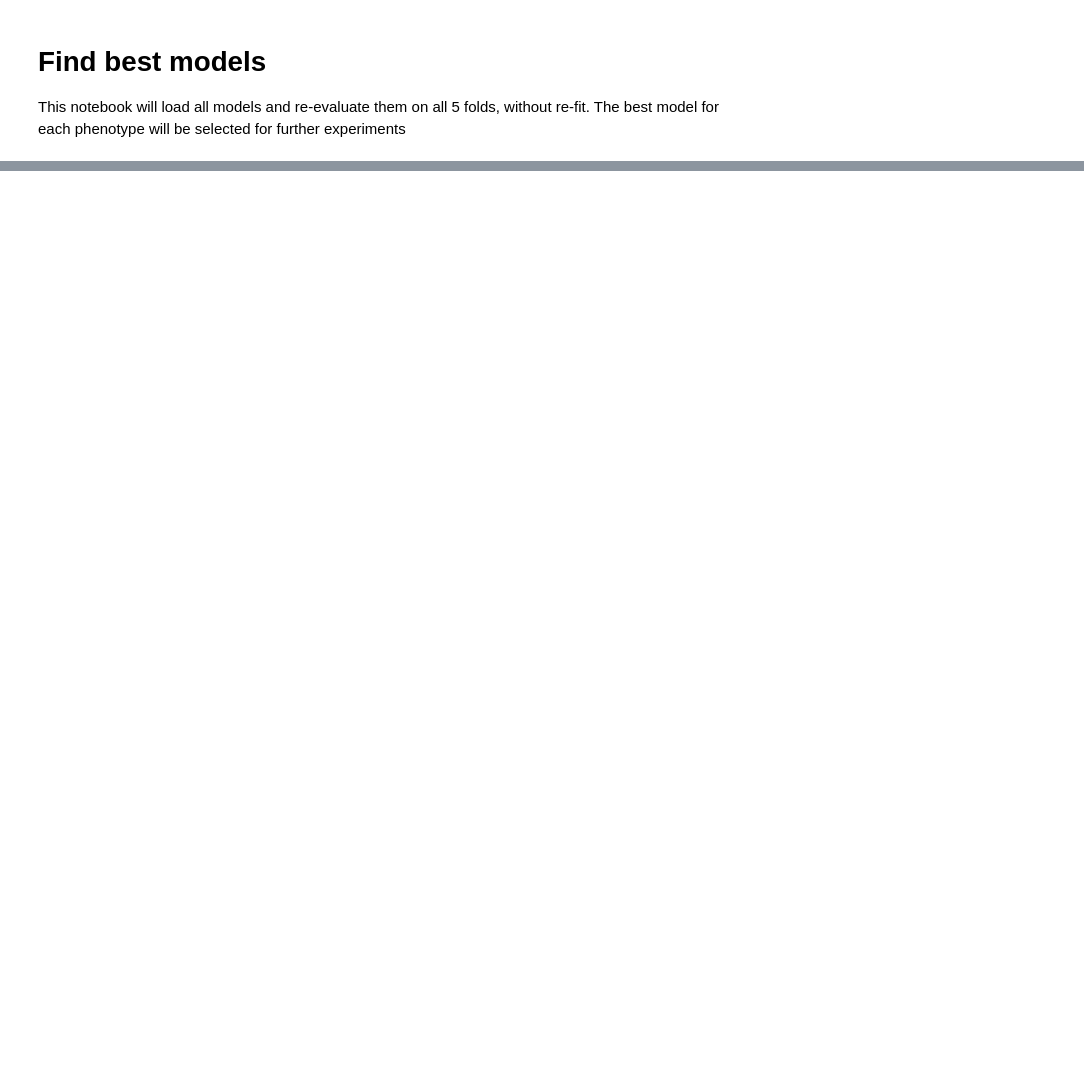
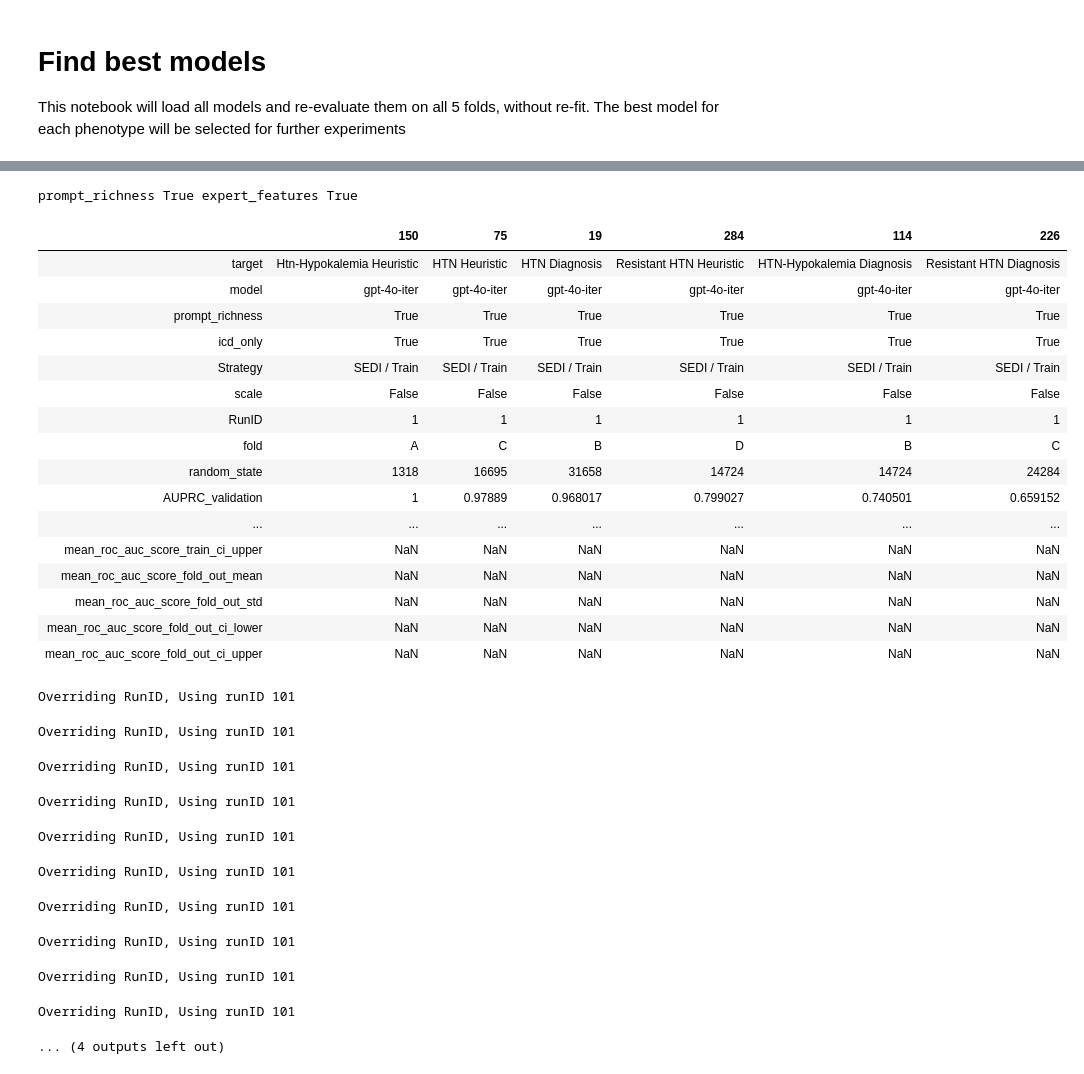
Before and after one commit to cavalab/htn-phenotyping-with-llms, a Jupyter notebook: notebooks/03. find best models.ipynb, the cells around one changed output, grey strips where cells are left out. Drawn from its saved outputs; the diff is of its cells as text; code cells hidden in the pictures; blank space fills up the shorter version.

```diff
--- a/notebooks/03. find best models.ipynb
+++ b/notebooks/03. find best models.ipynb
@@ -295,6 +230,9 @@ for prompt_richness in [True,False]:
                 ]
                 .dropna()
             )
+
+            if len(data)==0:
+                continue
 
             # prettify metric names
             metric = metric.replace('_fold_out', '_validation')
@@ -323,11 +261,17 @@ for prompt_richness in [True,False]:
 
             best_models[f'size'] = np.nan
             for metric_f in [average_precision_score, roc_auc_score]:
+                best_models[f'mean_{metric_f.__name__}_train_mean'] = np.nan
+                best_models[f'mean_{metric_f.__name__}_train_std'] = np.nan
+                best_models[f'mean_{metric_f.__name__}_train_ci_lower'] = np.nan
+                best_models[f'mean_{metric_f.__name__}_train_ci_upper'] = np.nan
+
                 best_models[f'mean_{metric_f.__name__}_fold_out_mean'] = np.nan
                 best_models[f'mean_{metric_f.__name__}_fold_out_std'] = np.nan
                 best_models[f'mean_{metric_f.__name__}_fold_out_ci_lower'] = np.nan
                 best_models[f'mean_{metric_f.__name__}_fold_out_ci_upper'] = np.nan
-            # display(best_models)
+
+            display(best_models.T)
 
             # Evaluating it on the held out test partition -----
             held_out_performances = []
@@ -376,32 +320,68 @@ for prompt_richness in [True,False]:
                         ["predict_hyptertension"],
                     )
                     cp_function = cp_module.predict_hypertension
                 except:
                     continue
 
                 cp_df['RunID'] = '101'
                 best_models.loc[i, f'size'] = cp_df['size']
                 for metric_f in [average_precision_score, roc_auc_score]:
-                    cp_df = evaluate_all_folds(metric_f, cp_function, cp_df, ['A'], bootstrap=True)
+                    cp_df = evaluate_all_folds(metric_f, cp_function, cp_df, ['A'], bootstrap=True, override_runid=True)
+
+                    best_models.loc[i, f'mean_{metric_f.__name__}_train_mean'] = cp_df[f'{metric_f.__name__}_train_A_mean']
+                    best_models.loc[i, f'mean_{metric_f.__name__}_train_std'] = cp_df[f'{metric_f.__name__}_train_A_std']
+                    best_models.loc[i, f'mean_{metric_f.__name__}_train_ci_upper'] = cp_df[f'{metric_f.__name__}_train_A_ci_upper']
+                    best_models.loc[i, f'mean_{metric_f.__name__}_train_ci_lower'] = cp_df[f'{metric_f.__name__}_train_A_ci_lower']
+
                     best_models.loc[i, f'mean_{metric_f.__name__}_fold_out_mean'] = cp_df[f'{metric_f.__name__}_fold_out_A_mean']
                     best_models.loc[i, f'mean_{metric_f.__name__}_fold_out_std'] = cp_df[f'{metric_f.__name__}_fold_out_A_std']
                     best_models.loc[i, f'mean_{metric_f.__name__}_fold_out_ci_upper'] = cp_df[f'{metric_f.__name__}_fold_out_A_ci_upper']
                     best_models.loc[i, f'mean_{metric_f.__name__}_fold_out_ci_lower'] = cp_df[f'{metric_f.__name__}_fold_out_A_ci_lower']
 
-            display(best_models)
+            display(best_models.T)
 
             print("-"*120)
 
             # Create LaTeX table
             latex_table = best_models.to_latex(
                 index=True,
                 column_format="lrrr",
                 escape=False
             )
 
             # Save LaTeX table to file
             filename = f"{paper_dir}/tab_best_model_{metric}_{prompt_richness}_{icd_only}.tex"
             with open(filename, 'w') as f:
                 f.write(latex_table)
 
             print(f"\nLaTeX table saved to {filename}\n")
+# %% [output]
+prompt_richness True expert_features True
+|  | 150 | 75 | 19 | 284 | 114 | 226 |
+| target | Htn-Hypokalemia Heuristic | HTN Heuristic | HTN Diagnosis | Resistant HTN Heuristic | HTN-Hypokalemia Diagnosis | Resistant HTN Diagnosis |
+| model | gpt-4o-iter | gpt-4o-iter | gpt-4o-iter | gpt-4o-iter | gpt-4o-iter | gpt-4o-iter |
+| prompt_richness | True | True | True | True | True | True |
+| icd_only | True | True | True | True | True | True |
+| Strategy | SEDI / Train | SEDI / Train | SEDI / Train | SEDI / Train | SEDI / Train | SEDI / Train |
+| scale | False | False | False | False | False | False |
+| RunID | 1 | 1 | 1 | 1 | 1 | 1 |
+| fold | A | C | B | D | B | C |
+| random_state | 1318 | 16695 | 31658 | 14724 | 14724 | 24284 |
+| AUPRC_validation | 1 | 0.97889 | 0.968017 | 0.799027 | 0.740501 | 0.659152 |
+| ... | ... | ... | ... | ... | ... | ... |
+| mean_roc_auc_score_train_ci_upper | NaN | NaN | NaN | NaN | NaN | NaN |
+| mean_roc_auc_score_fold_out_mean | NaN | NaN | NaN | NaN | NaN | NaN |
+| mean_roc_auc_score_fold_out_std | NaN | NaN | NaN | NaN | NaN | NaN |
+| mean_roc_auc_score_fold_out_ci_lower | NaN | NaN | NaN | NaN | NaN | NaN |
+| mean_roc_auc_score_fold_out_ci_upper | NaN | NaN | NaN | NaN | NaN | NaN |
+Overriding RunID, Using runID 101
+Overriding RunID, Using runID 101
+Overriding RunID, Using runID 101
+Overriding RunID, Using runID 101
+Overriding RunID, Using runID 101
+Overriding RunID, Using runID 101
+Overriding RunID, Using runID 101
+Overriding RunID, Using runID 101
+Overriding RunID, Using runID 101
+Overriding RunID, Using runID 101
+... (4 outputs left out)
```
Also changed, not shown: parts of 3 cells of this notebook, 3 other files.
